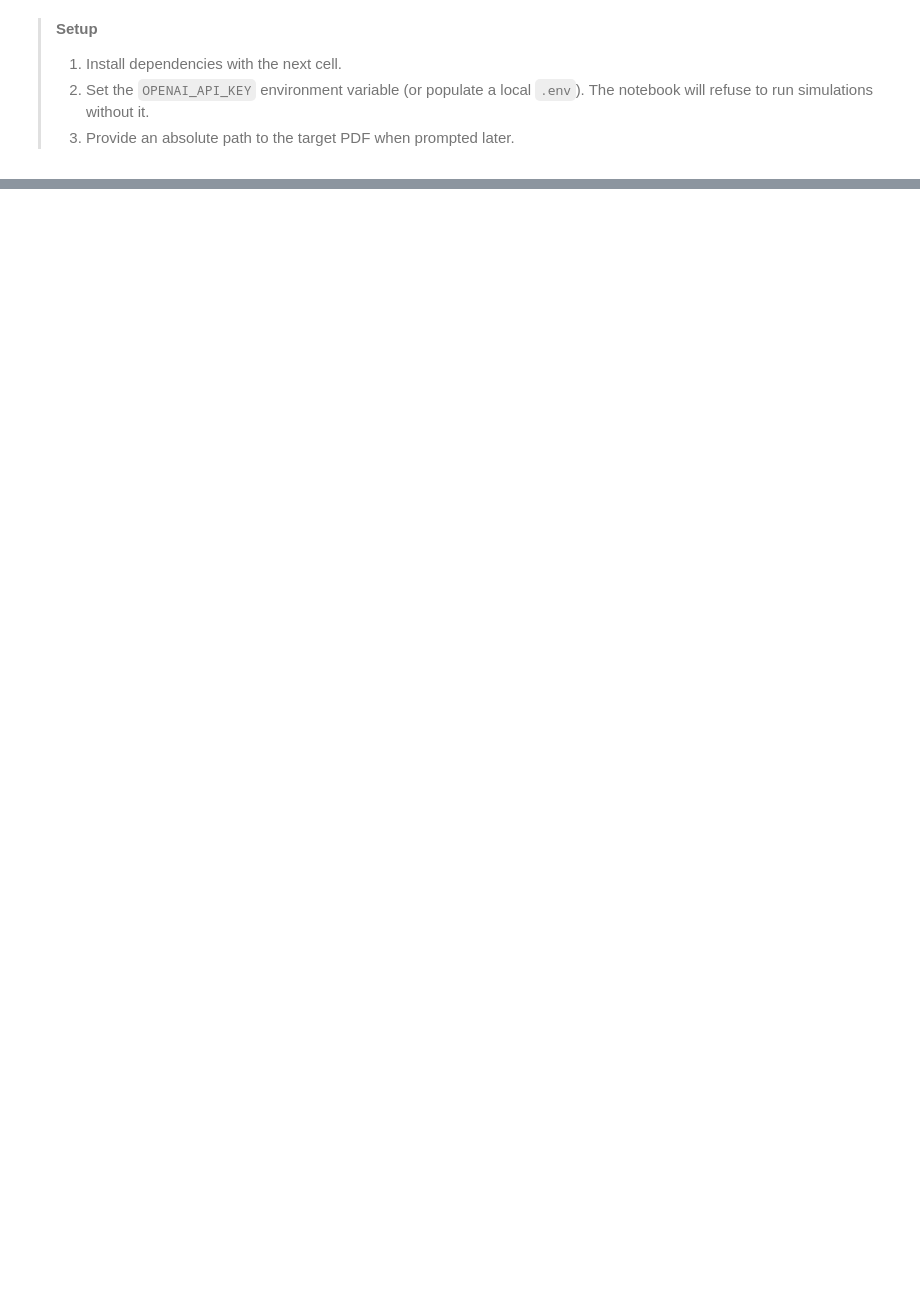
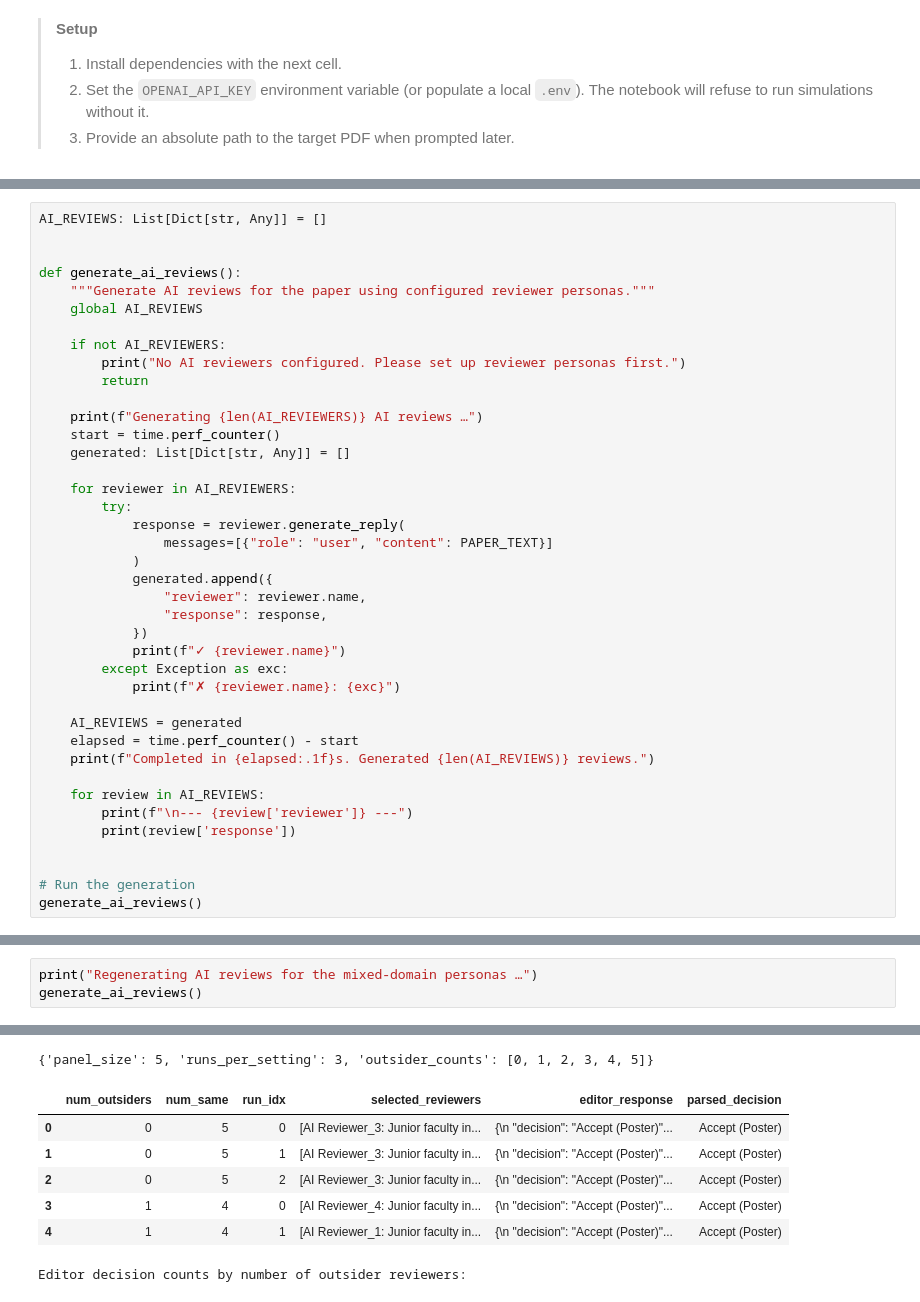
Before and after one commit to TianyuDu/OB639-LLM-ABM-Simulation, a Jupyter notebook: LLM_review_simulation.ipynb, the cells around one changed output, grey strips where cells are left out. Cells and saved outputs as stored; diff of their text form; blank space fills up the shorter version.

```diff
--- a/LLM_review_simulation.ipynb
+++ b/LLM_review_simulation.ipynb
@@ -888,0 +1070,40 @@ Questions: ['How does the model handle cases where DNA barcode data is incomplet
+# %%
+AI_REVIEWS: List[Dict[str, Any]] = []
+
+
+def generate_ai_reviews():
+    """Generate AI reviews for the paper using configured reviewer personas."""
+    global AI_REVIEWS
+
+    if not AI_REVIEWERS:
+        print("No AI reviewers configured. Please set up reviewer personas first.")
+        return
+
+    print(f"Generating {len(AI_REVIEWERS)} AI reviews …")
+    start = time.perf_counter()
+    generated: List[Dict[str, Any]] = []
+
+    for reviewer in AI_REVIEWERS:
+        try:
+            response = reviewer.generate_reply(
+                messages=[{"role": "user", "content": PAPER_TEXT}]
+            )
+            generated.append({
+                "reviewer": reviewer.name,
+                "response": response,
+            })
+            print(f"✓ {reviewer.name}")
+        except Exception as exc:
+            print(f"✗ {reviewer.name}: {exc}")
+
+    AI_REVIEWS = generated
+    elapsed = time.perf_counter() - start
+    print(f"Completed in {elapsed:.1f}s. Generated {len(AI_REVIEWS)} reviews.")
+
+    for review in AI_REVIEWS:
+        print(f"\n--- {review['reviewer']} ---")
+        print(review['response'])
+
+
+# Run the generation
+generate_ai_reviews()
@@ -888,0 +1483,4 @@ Questions: ['How does the model handle cases where DNA barcode data is incomplet
+# %%
+print("Regenerating AI reviews for the mixed-domain personas …")
+generate_ai_reviews()
+# %% [output]
@@ -888,0 +1504,8 @@ Questions: ['How does the model handle cases where DNA barcode data is incomplet
+{'panel_size': 5, 'runs_per_setting': 3, 'outsider_counts': [0, 1, 2, 3, 4, 5]}
+|  | num_outsiders | num_same | run_idx | selected_reviewers | editor_response | parsed_decision |
+| 0 | 0 | 5 | 0 | [AI Reviewer_3: Junior faculty in... | {\n "decision": "Accept (Poster)"... | Accept (Poster) |
+| 1 | 0 | 5 | 1 | [AI Reviewer_3: Junior faculty in... | {\n "decision": "Accept (Poster)"... | Accept (Poster) |
+| 2 | 0 | 5 | 2 | [AI Reviewer_3: Junior faculty in... | {\n "decision": "Accept (Poster)"... | Accept (Poster) |
+| 3 | 1 | 4 | 0 | [AI Reviewer_4: Junior faculty in... | {\n "decision": "Accept (Poster)"... | Accept (Poster) |
+| 4 | 1 | 4 | 1 | [AI Reviewer_1: Junior faculty in... | {\n "decision": "Accept (Poster)"... | Accept (Poster) |
+Editor decision counts by number of outsider reviewers:
```
Also changed, not shown: parts of 104 cells of this notebook.
